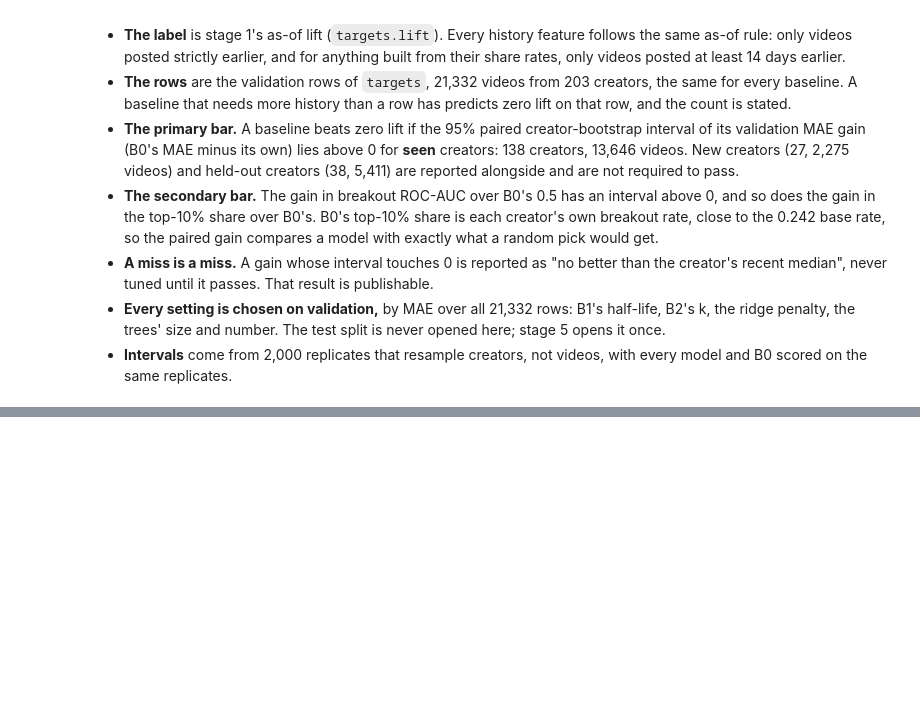
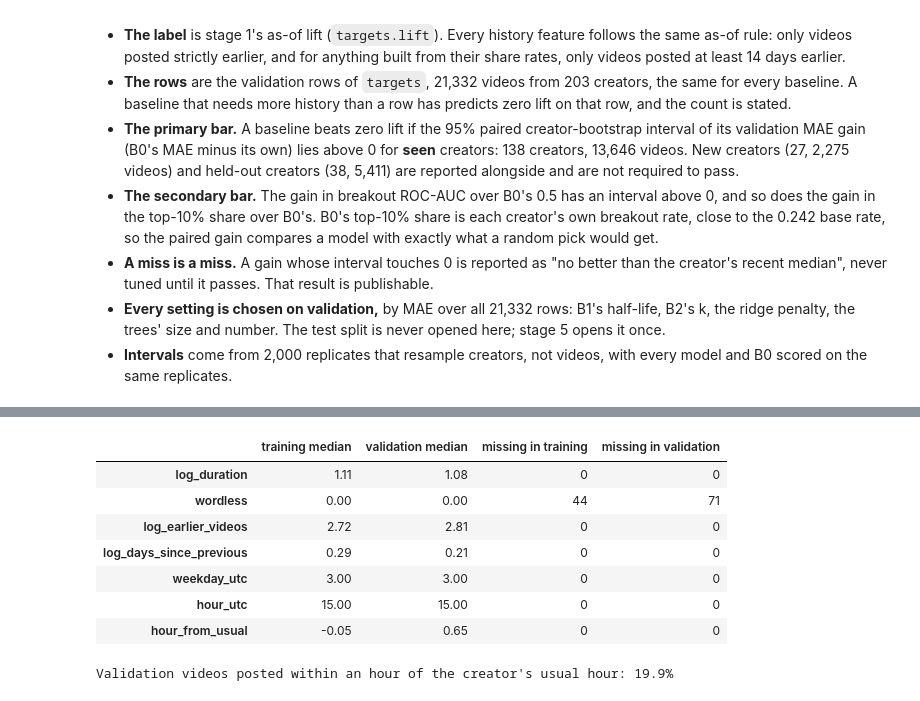
Before and after one commit to saricmilos/share-rate-prediction, a Jupyter notebook: notebooks/02_baselines.ipynb, the cells around one changed output, grey strips where cells are left out. Cells and saved outputs as stored; diff of their text form; code cells hidden in the pictures; blank space fills up the shorter version.

```diff
--- a/notebooks/02_baselines.ipynb
+++ b/notebooks/02_baselines.ipynb
@@ -38,0 +327,33 @@ This cell was written, and committed, before any baseline was scored.
+# %%
+timing = history.posting_features(videos, posts)
+features = pd.DataFrame({
+    "log_duration": np.log10(videos.duration_seconds.clip(lower=1)),  # 10 videos have a duration of 0
+    "wordless": videos.is_wordless,  # NaN for the videos the labelling pipeline never reached
+    "log_earlier_videos": np.log10(1 + timing.earlier_videos),
+    "log_days_since_previous": np.log10(1 + timing.days_since_previous),
+    "weekday_utc": timing.weekday_utc,
+    "hour_utc": timing.hour_utc,
+    "hour_from_usual": timing.hour_from_usual,  # NaN until the creator has 10 earlier posts
+})
+# For the linear model the relative hour becomes 24 categories (rounded), with "unknown" as its own.
+features["hour_from_usual_bin"] = (((features.hour_from_usual.round() + 12) % 24) - 12).fillna(-99).astype(int)
+
+summary = pd.DataFrame({
+    "training median": features[training].median(),
+    "validation median": features[validation].median(),
+    "missing in training": features[training].isna().sum(),
+    "missing in validation": features[validation].isna().sum(),
+}).drop(index="hour_from_usual_bin")
+display(summary.round(2))
+print(f"Validation videos posted within an hour of the creator's usual hour: "
+      f"{(timing.hour_from_usual[validation].abs() <= 1).mean():.1%}")
+# %% [output]
+|  | training median | validation median | missing in training | missing in validation |
+| log_duration | 1.11 | 1.08 | 0 | 0 |
+| wordless | 0.00 | 0.00 | 44 | 71 |
+| log_earlier_videos | 2.72 | 2.81 | 0 | 0 |
+| log_days_since_previous | 0.29 | 0.21 | 0 | 0 |
+| weekday_utc | 3.00 | 3.00 | 0 | 0 |
+| hour_utc | 15.00 | 15.00 | 0 | 0 |
+| hour_from_usual | -0.05 | 0.65 | 0 | 0 |
+Validation videos posted within an hour of the creator's usual hour: 19.9%
```
Also changed, not shown: parts of 45 cells of this notebook.
